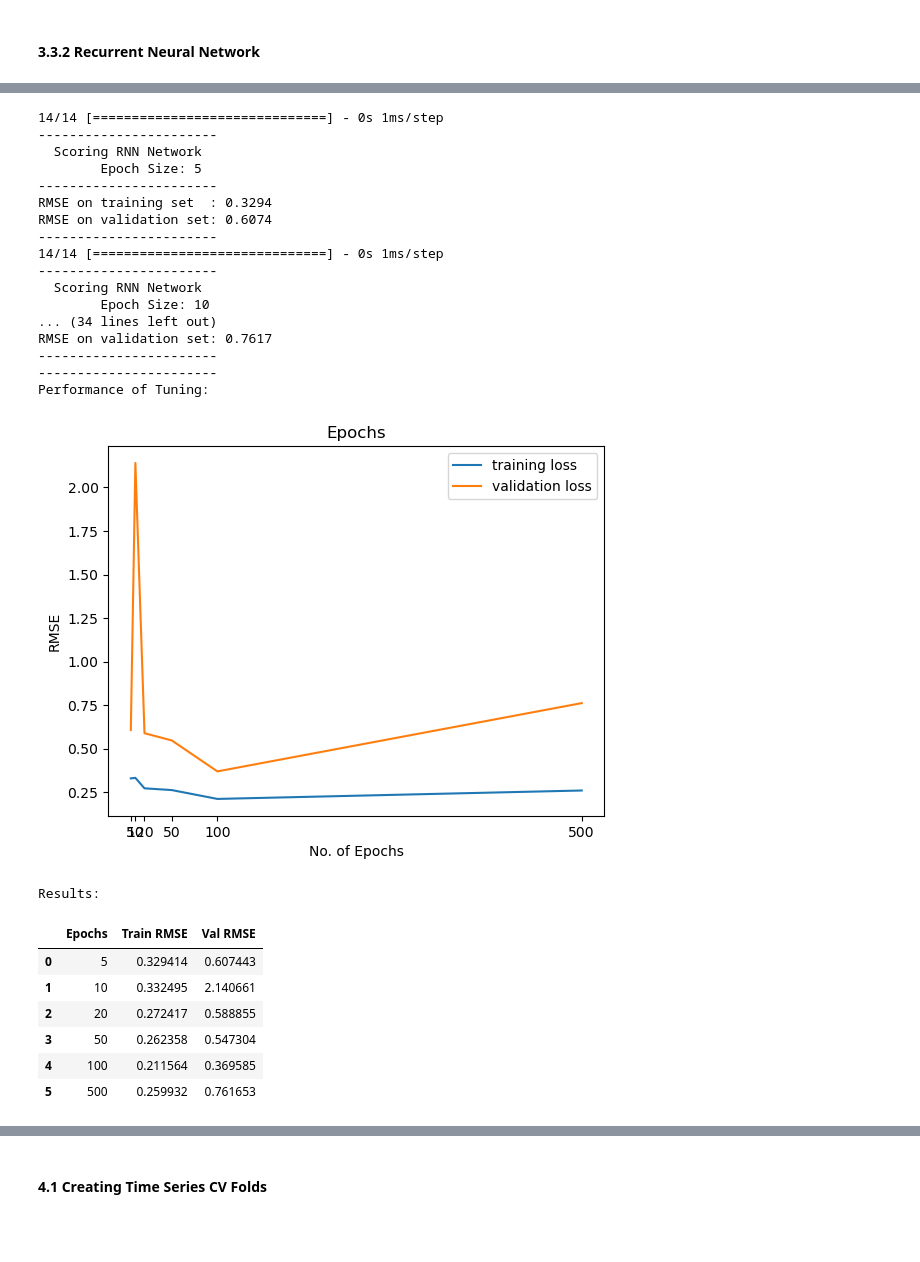
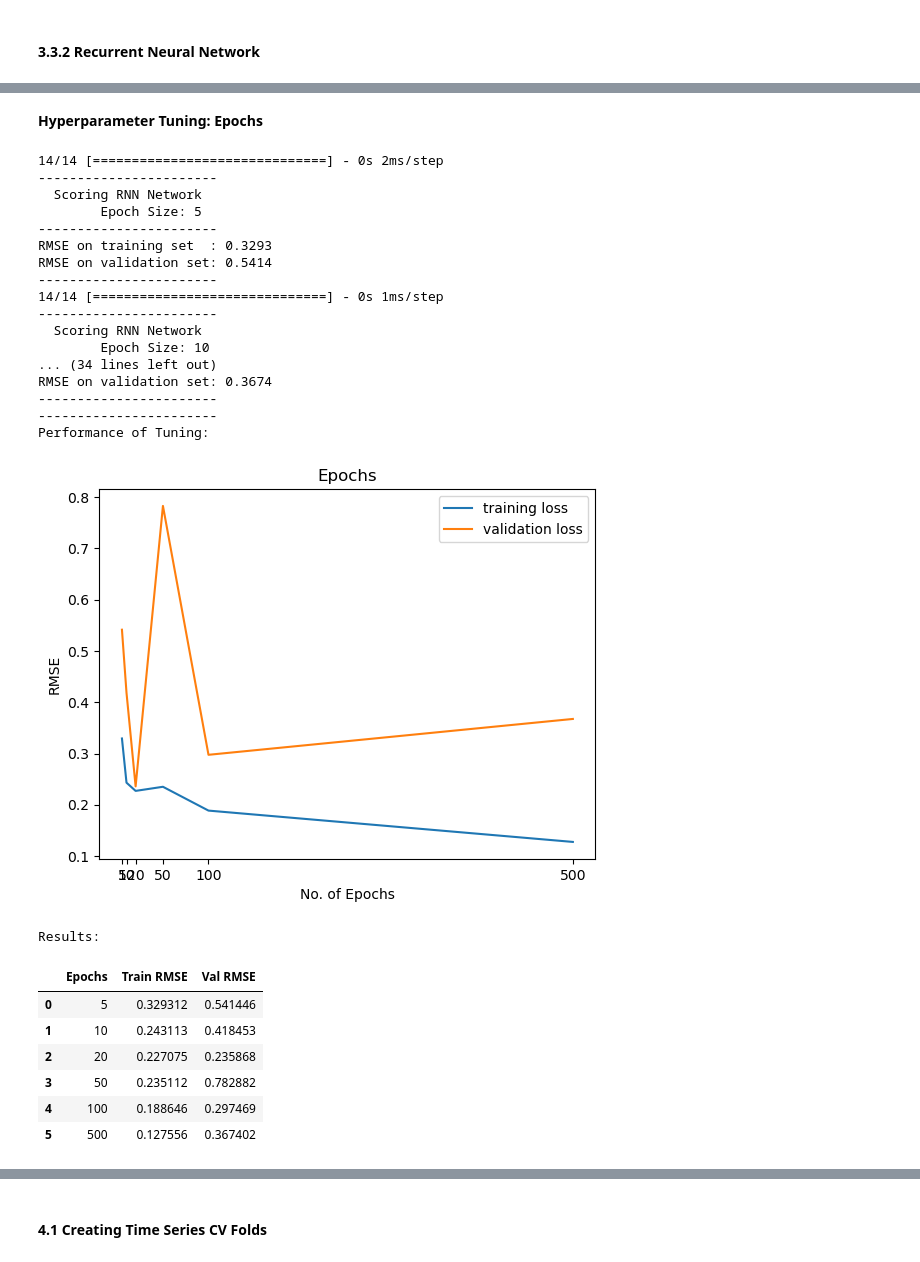
Before and after one commit to DamianChimes/QBUS6840-Predictive-Analytics, a Jupyter notebook: QBUS6840_Group51.ipynb, the cells around one changed output, grey strips where cells are left out. Saved outputs shown, nothing was run; the diff lists cells and outputs as text; code cells hidden in the pictures; blank space fills up the shorter version.

```diff
--- a/QBUS6840_Group51.ipynb
+++ b/QBUS6840_Group51.ipynb
@@ -1326,15 +1374,15 @@ y_train_scaled = np.array(y_train_scaled).reshape(-1,1)
 # %%
-first_layer_size = [2,4,8,16,32,64,128]
+hidden_layer_size = [2,4,8,16,32,64,128]
 
 # Result list
 train_rmse =[]
 val_rmse = []
 
-for size in first_layer_size:
+for dim in hidden_layer_size:
     # Build the model for iteration
     tf.random.set_seed(0)
     RNN_model = Sequential()
-    RNN_model.add(SimpleRNN(size, activation='LeakyReLU'))
+    RNN_model.add(SimpleRNN(dim, activation='LeakyReLU'))
     RNN_model.add(Dense(1))
     RNN_model.compile(optimizer='RMSprop', loss='mse')
     RNN_model.fit(X_train_scaled, y_train_scaled, epochs=100, batch_size=12, verbose=0)
@@ -1358,7 +1406,7 @@ for size in first_layer_size:
     val_rmse.append(val_score)
     print('-----------------------')
     print('  Scoring RNN Network  ')
-    print(f'\tLayer Size: {size}')
+    print(f'\tLayer Dim: {dim}')
     print('-----------------------')
     print(f'RMSE on training set  : {train_score:.4f}')
     print(f'RMSE on validation set: {val_score:.4f}')
@@ -1368,19 +1416,19 @@ print('-----------------------')
 print('Performance of Tuning:')
 # Plot Results
 plt.figure()
-plt.title('First Layer Size')
-plt.xlabel('Size')
-plt.xticks(first_layer_size, labels=first_layer_size)
+plt.title('Hidden Layer Size')
+plt.xlabel('Dims')
+plt.xticks(hidden_layer_size, labels=hidden_layer_size)
 plt.ylabel('RMSE')
-plt.plot(first_layer_size, train_rmse, label='training loss')
-plt.plot(first_layer_size, val_rmse, label='validation loss')
+plt.plot(hidden_layer_size, train_rmse, label='training loss')
+plt.plot(hidden_layer_size, val_rmse, label='validation loss')
 plt.legend()
 plt.show()
 
 print('Results:')
 results = []
 for i, (x, y) in enumerate(zip(train_rmse, val_rmse)):
-    results.append([first_layer_size[i], x, y])
+    results.append([hidden_layer_size[i], x, y])
 
 display(pd.DataFrame(results, columns=['Size', 'Train RMSE', 'Val RMSE']))
 # %% [output]
@@ -1519,8 +1476,7 @@ for activation_func in activation_func_list:
     # Build the model for iteration
     tf.random.set_seed(0)
     RNN_model = Sequential()
-    RNN_model.add(SimpleRNN(16, return_sequences = True))
-    RNN_model.add(SimpleRNN(128, activation=activation_func))
+    RNN_model.add(SimpleRNN(64, activation=activation_func))
     RNN_model.add(Dense(1))
     RNN_model.compile(optimizer='Nadam', loss='mse')
     RNN_model.fit(X_train_scaled, y_train_scaled, epochs=100, batch_size=12, verbose=0)
@@ -1607,8 +1563,7 @@ for optimizer_func in optimizer_func_list:
     # Build the model for iteration
     tf.random.set_seed(0)
     RNN_model = Sequential()
-    RNN_model.add(SimpleRNN(16, return_sequences = True))
-    RNN_model.add(SimpleRNN(128, activation='LeakyReLU'))
+    RNN_model.add(SimpleRNN(64, activation='relu'))
     RNN_model.add(Dense(1))
     RNN_model.compile(optimizer=optimizer_func, loss='mse')
     RNN_model.fit(X_train_scaled, y_train_scaled, epochs=100, batch_size=12, verbose=0)
@@ -1696,8 +1651,7 @@ for batch_num in batch_num_list:
     # Build the model for iteration
     tf.random.set_seed(0)
     RNN_model = Sequential()
-    RNN_model.add(SimpleRNN(16, return_sequences = True))
-    RNN_model.add(SimpleRNN(128, activation='LeakyReLU'))
+    RNN_model.add(SimpleRNN(64, activation='relu'))
     RNN_model.add(Dense(1))
     RNN_model.compile(optimizer='Nadam', loss='mse')
     RNN_model.fit(X_train_scaled, y_train_scaled, epochs=100, batch_size=batch_num, verbose=0)
@@ -1775,5 +1729,7 @@ Results:
+# %% [markdown]
+**Hyperparameter Tuning: Epochs**
 # %%
-epoch_list   = [5,10,20,50,100, 500]
+epoch_list   = [5,10,20,50,100,500]
 
 # Result list
 train_rmse =[]
@@ -1784,9 +1740,9 @@ for epoch in epoch_list:
     # Build the model for iteration
     tf.random.set_seed(0)
     RNN_model = Sequential()
-    RNN_model.add(SimpleRNN(100, activation='LeakyReLU'))
+    RNN_model.add(SimpleRNN(64, activation='relu'))
     RNN_model.add(Dense(1))
-    RNN_model.compile(optimizer='RMSprop', loss='mse')
+    RNN_model.compile(optimizer='Nadam', loss='mse')
     RNN_model.fit(X_train_scaled, y_train_scaled, epochs=epoch, batch_size=12, verbose=0) # This is what we are tuning
 
     y_fitted = scaler.inverse_transform(RNN_model.predict(X_train_scaled))
@@ -1820,45 +1776,45 @@ print('Performance of Tuning:')
 plt.figure()
 plt.title('Epochs')
 plt.xlabel('No. of Epochs')
 plt.xticks(epoch_list, labels=epoch_list)
 plt.ylabel('RMSE')
 plt.plot(epoch_list, train_rmse, label='training loss')
 plt.plot(epoch_list, val_rmse, label='validation loss')
 plt.legend()
 plt.show()
 
 print('Results:')
 results = []
 for i, (x, y) in enumerate(zip(train_rmse, val_rmse)):
     results.append([epoch_list[i], x, y])
 
 display(pd.DataFrame(results, columns=['Epochs', 'Train RMSE', 'Val RMSE']))
 # %% [output]
-14/14 [==============================] - 0s 1ms/step
+14/14 [==============================] - 0s 2ms/step
 -----------------------
   Scoring RNN Network
         Epoch Size: 5
 -----------------------
-RMSE on training set  : 0.3294
-RMSE on validation set: 0.6074
+RMSE on training set  : 0.3293
+RMSE on validation set: 0.5414
 -----------------------
 14/14 [==============================] - 0s 1ms/step
 -----------------------
   Scoring RNN Network
         Epoch Size: 10
 ... (34 lines left out)
-RMSE on validation set: 0.7617
+RMSE on validation set: 0.3674
 -----------------------
 -----------------------
 Performance of Tuning:
-[figure, old version]
+[figure, new version]
 Results:
 |  | Epochs | Train RMSE | Val RMSE |
-| 0 | 5 | 0.329414 | 0.607443 |
-| 1 | 10 | 0.332495 | 2.140661 |
-| 2 | 20 | 0.272417 | 0.588855 |
-| 3 | 50 | 0.262358 | 0.547304 |
-| 4 | 100 | 0.211564 | 0.369585 |
-| 5 | 500 | 0.259932 | 0.761653 |
+| 0 | 5 | 0.329312 | 0.541446 |
+| 1 | 10 | 0.243113 | 0.418453 |
+| 2 | 20 | 0.227075 | 0.235868 |
+| 3 | 50 | 0.235112 | 0.782882 |
+| 4 | 100 | 0.188646 | 0.297469 |
+| 5 | 500 | 0.127556 | 0.367402 |
 # %% [markdown]
 Best Hyperparameters:
```
Also changed, not shown: parts of 61 cells of this notebook.
